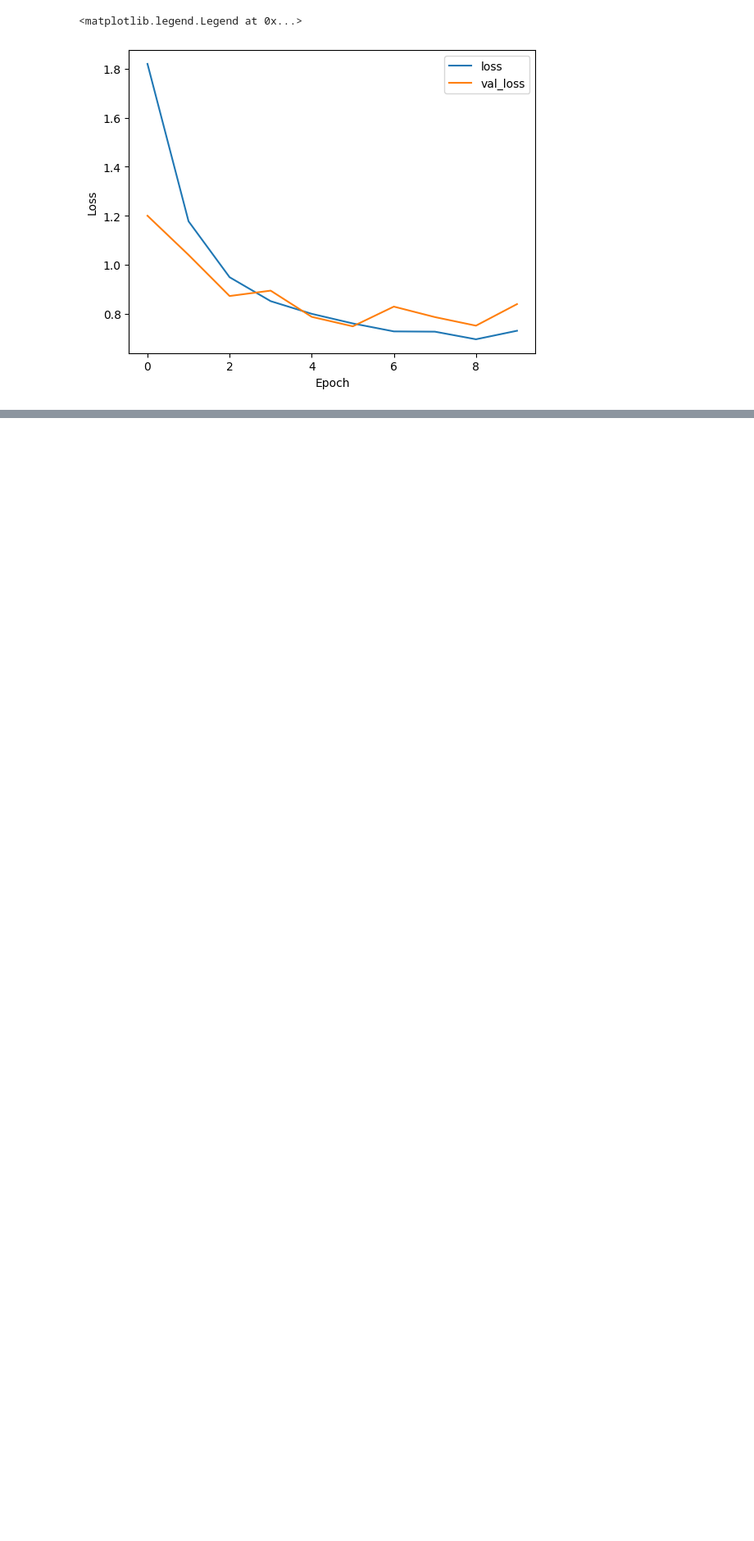
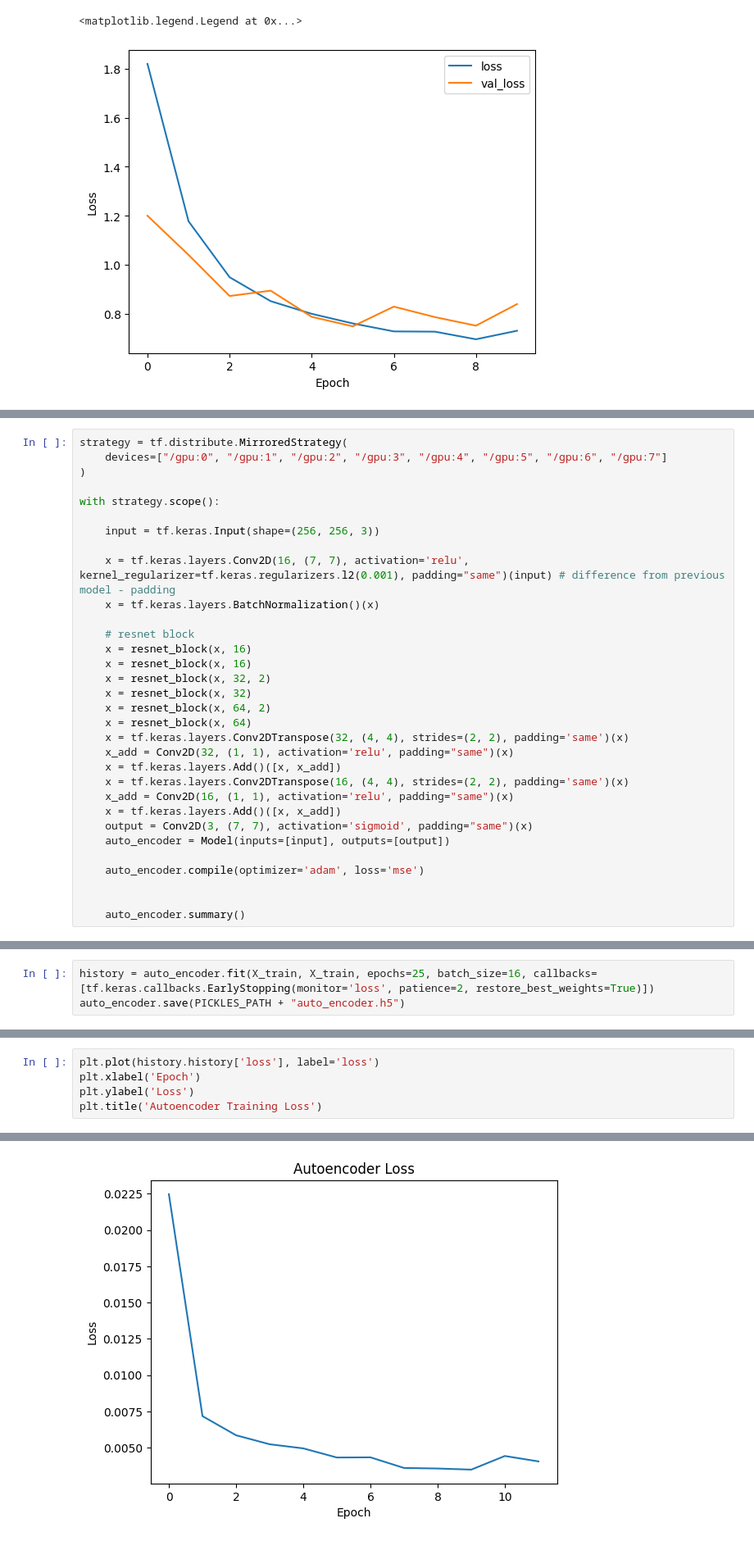
Before and after one commit to saakethkoka/ML-Lab2-Multi-Modal, a Jupyter notebook: celeb_faces.ipynb, the cells around one changed output, grey strips where cells are left out. Shown at 82% size. Drawn from its saved outputs; the diff is of its cells as text; blank space fills up the shorter version.

```diff
--- a/celeb_faces.ipynb
+++ b/celeb_faces.ipynb
@@ -583,0 +642,32 @@ plt.legend()
+# %%
+strategy = tf.distribute.MirroredStrategy(
+    devices=["/gpu:0", "/gpu:1", "/gpu:2", "/gpu:3", "/gpu:4", "/gpu:5", "/gpu:6", "/gpu:7"]
+)
+
+with strategy.scope():
+
+    input = tf.keras.Input(shape=(256, 256, 3))
+
+    x = tf.keras.layers.Conv2D(16, (7, 7), activation='relu', kernel_regularizer=tf.keras.regularizers.l2(0.001), padding="same")(input) # difference from previous model - padding
+    x = tf.keras.layers.BatchNormalization()(x)
+
+    # resnet block
+    x = resnet_block(x, 16)
+    x = resnet_block(x, 16)
+    x = resnet_block(x, 32, 2)
+    x = resnet_block(x, 32)
+    x = resnet_block(x, 64, 2)
+    x = resnet_block(x, 64)
+    x = tf.keras.layers.Conv2DTranspose(32, (4, 4), strides=(2, 2), padding='same')(x)
+    x_add = Conv2D(32, (1, 1), activation='relu', padding="same")(x)
+    x = tf.keras.layers.Add()([x, x_add])
+    x = tf.keras.layers.Conv2DTranspose(16, (4, 4), strides=(2, 2), padding='same')(x)
+    x_add = Conv2D(16, (1, 1), activation='relu', padding="same")(x)
+    x = tf.keras.layers.Add()([x, x_add])
+    output = Conv2D(3, (7, 7), activation='sigmoid', padding="same")(x)
+    auto_encoder = Model(inputs=[input], outputs=[output])
+
+    auto_encoder.compile(optimizer='adam', loss='mse')
+
+
+    auto_encoder.summary()
@@ -583,0 +709,3 @@ plt.legend()
+# %%
+history = auto_encoder.fit(X_train, X_train, epochs=25, batch_size=16, callbacks=[tf.keras.callbacks.EarlyStopping(monitor='loss', patience=2, restore_best_weights=True)])
+auto_encoder.save(PICKLES_PATH + "auto_encoder.h5")
@@ -583,0 +752,6 @@ plt.legend()
+# %%
+plt.plot(history.history['loss'], label='loss')
+plt.xlabel('Epoch')
+plt.ylabel('Loss')
+plt.title('Autoencoder Training Loss')
+# %% [output]
@@ -583,0 +759 @@ plt.legend()
+[figure, added]
```
Also changed, not shown: parts of 58 cells of this notebook.
